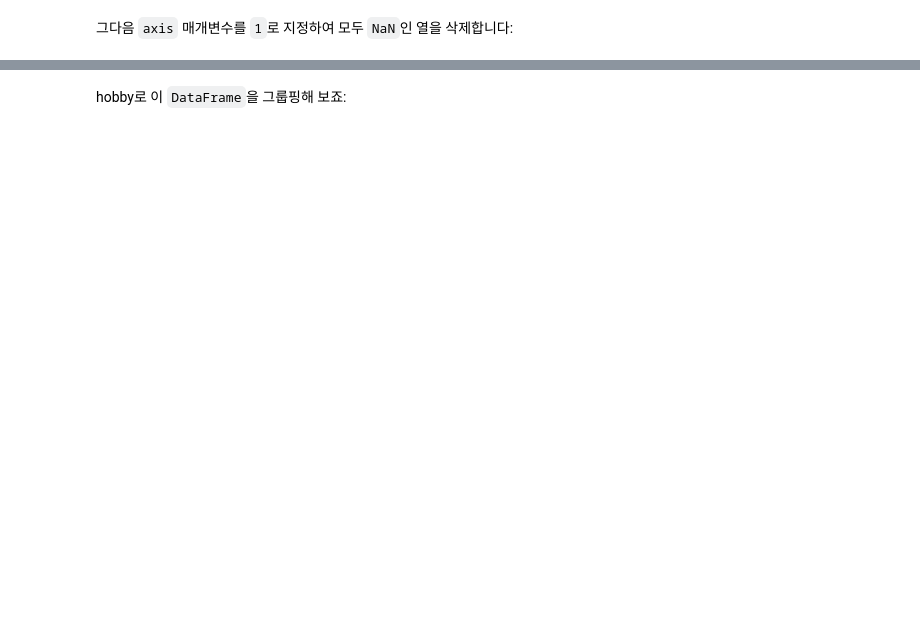
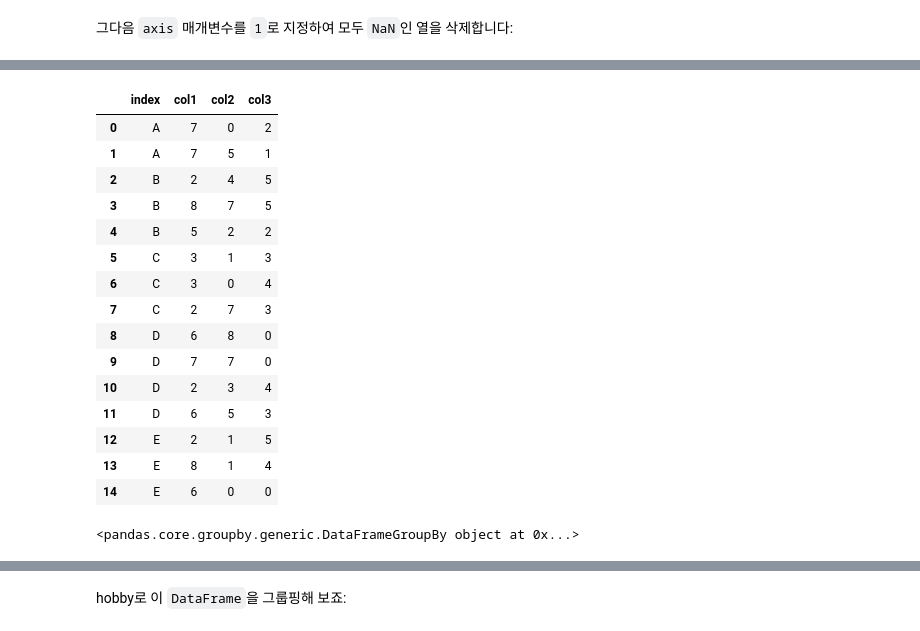
Before and after one commit to HongB1/2022-KHU-Bioinformatics-lab, a Jupyter notebook: code/C6_Pandas.ipynb, the cells around one changed output, grey strips where cells are left out. Cells and saved outputs as stored; diff of their text form; code cells hidden in the pictures; blank space fills up the shorter version.

```diff
--- a/code/C6_Pandas.ipynb
+++ b/code/C6_Pandas.ipynb
@@ -684,0 +1334,29 @@ SQL과 비슷하게 판다스는 데이터를 그룹핑하고 각 그룹에 대
+# %%
+idx=['A','A','B','B','B','C','C','C','D','D','D','D','E','E','E']
+col=['col1','col2','col3']
+data = np.random.randint(0,9,(15,3))
+df = pd.DataFrame(data=data, index=idx, columns=col).reset_index()
+df
+# %% [output]
+|  | index | col1 | col2 | col3 |
+| 0 | A | 7 | 0 | 2 |
+| 1 | A | 7 | 5 | 1 |
+| 2 | B | 2 | 4 | 5 |
+| 3 | B | 8 | 7 | 5 |
+| 4 | B | 5 | 2 | 2 |
+| 5 | C | 3 | 1 | 3 |
+| 6 | C | 3 | 0 | 4 |
+| 7 | C | 2 | 7 | 3 |
+| 8 | D | 6 | 8 | 0 |
+| 9 | D | 7 | 7 | 0 |
+| 10 | D | 2 | 3 | 4 |
+| 11 | D | 6 | 5 | 3 |
+| 12 | E | 2 | 1 | 5 |
+| 13 | E | 8 | 1 | 4 |
+| 14 | E | 6 | 0 | 0 |
+# %%
+# index 컬럼을 기준으로 groupby 수행 => 결과: DataFrameGroupBy 객체 생성
+df_groupy_by_index = df.groupby(by='index')
+df_groupy_by_index
+# %% [output]
+<pandas.core.groupby.generic.DataFrameGroupBy object at 0x...>
```
Also changed, not shown: parts of 234 cells of this notebook.
